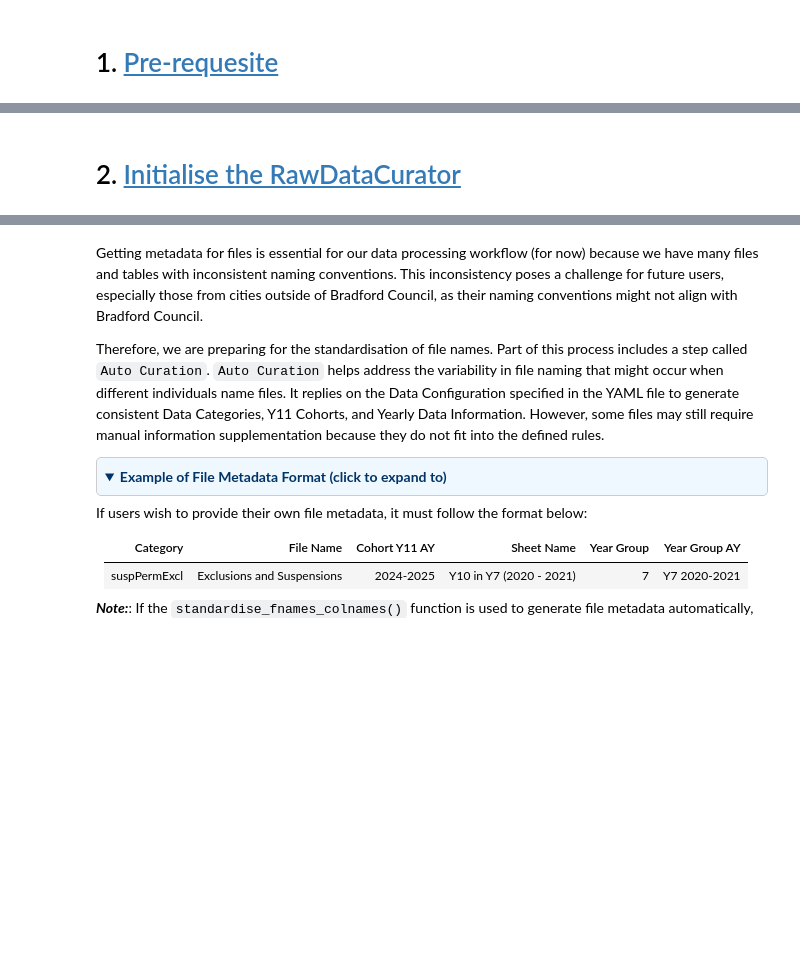
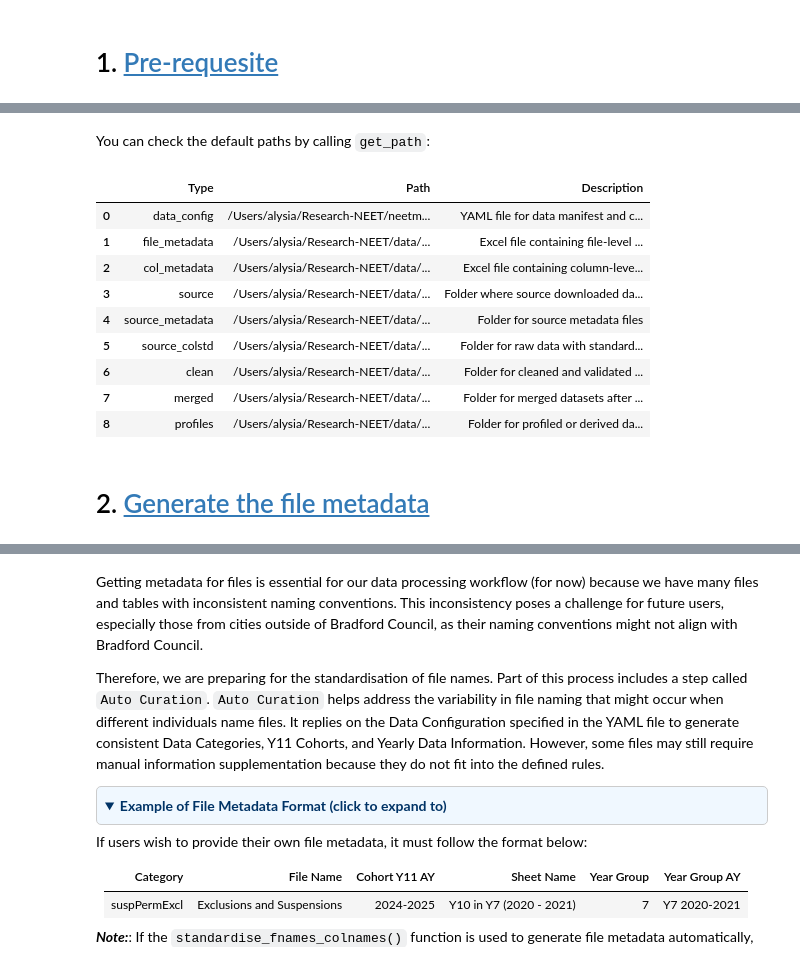
Before and after one commit to alysiayx/neetml, a Jupyter notebook: guide_notebook/step_guides/1_data_preparation.ipynb, the cells around one changed output, grey strips where cells are left out. Saved outputs shown, nothing was run; the diff lists cells and outputs as text; code cells hidden in the pictures; folded sections open; blank space fills up the shorter version.

```diff
--- a/guide_notebook/step_guides/1_data_preparation.ipynb
+++ b/guide_notebook/step_guides/1_data_preparation.ipynb
@@ -83,2 +235,21 @@ warnings.filterwarnings("ignore")
+# %%
+from neetml.preprocessing import DataPreprocessor
+
+preprocessor = DataPreprocessor(settings=settings)
+# %% [markdown]
+You can check the default paths by calling `get_path`:
+# %%
+preprocessor.get_path(keys='all')
+# %% [output]
+|  | Type | Path | Description |
+| 0 | data_config | /Users/alysia/Research-NEET/neetm... | YAML file for data manifest and c... |
+| 1 | file_metadata | /Users/alysia/Research-NEET/data/... | Excel file containing file-level ... |
+| 2 | col_metadata | /Users/alysia/Research-NEET/data/... | Excel file containing column-leve... |
+| 3 | source | /Users/alysia/Research-NEET/data/... | Folder where source downloaded da... |
+| 4 | source_metadata | /Users/alysia/Research-NEET/data/... | Folder for source metadata files |
+| 5 | source_colstd | /Users/alysia/Research-NEET/data/... | Folder for raw data with standard... |
+| 6 | clean | /Users/alysia/Research-NEET/data/... | Folder for cleaned and validated ... |
+| 7 | merged | /Users/alysia/Research-NEET/data/... | Folder for merged datasets after ... |
+| 8 | profiles | /Users/alysia/Research-NEET/data/... | Folder for profiled or derived da... |
 # %% [markdown]
-# 2. <a id='toc2_'></a>[Initialise the RawDataCurator](#toc0_)
+# 2. <a id='toc2_'></a>[Generate the file metadata](#toc0_)
```
Also changed, not shown: parts of 33 cells of this notebook, 33 other files.
